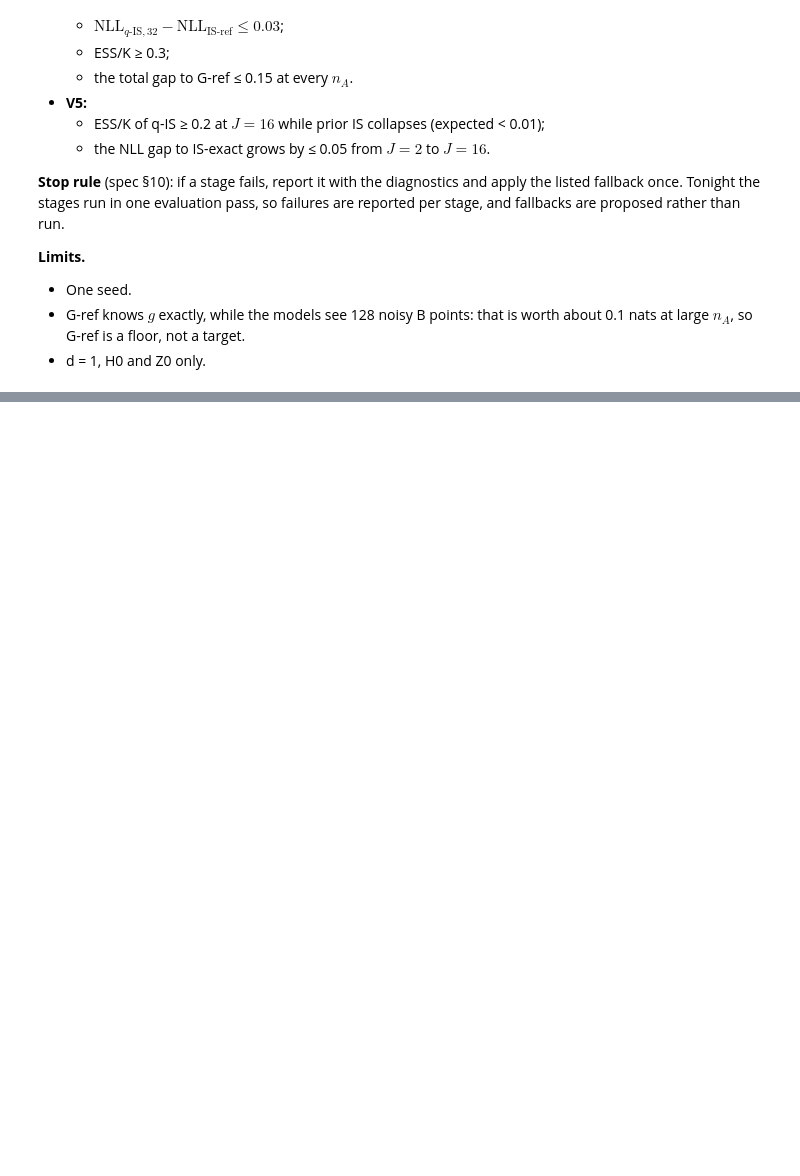
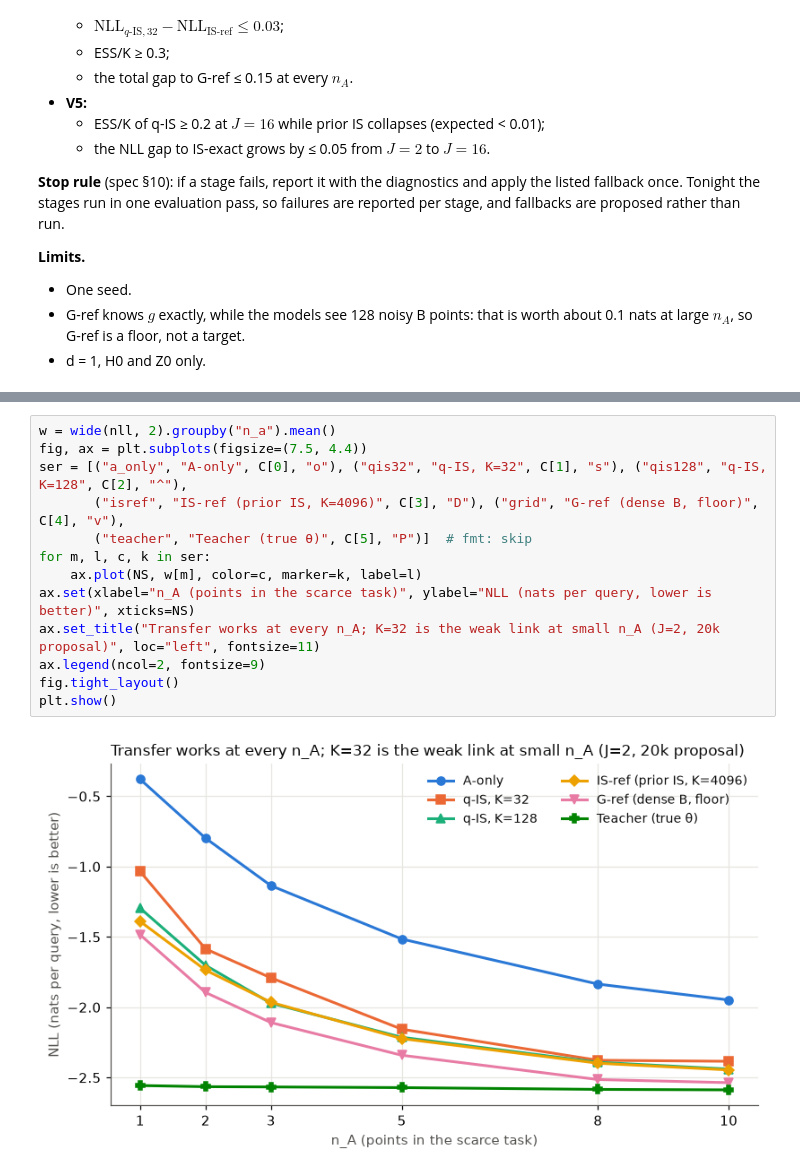
Before and after one commit to timruhkopf/meta-pfn, a Jupyter notebook: notebooks/10_2026-11-02_air.ipynb, the cells around one changed output, grey strips where cells are left out. Saved outputs shown, nothing was run; the diff lists cells and outputs as text; blank space fills up the shorter version.

```diff
--- a/notebooks/10_2026-11-02_air.ipynb
+++ b/notebooks/10_2026-11-02_air.ipynb
@@ -96,0 +323,15 @@ The GO / NO-GO criterion from the description, evaluated, in one line. Record it
+# %%
+w = wide(nll, 2).groupby("n_a").mean()
+fig, ax = plt.subplots(figsize=(7.5, 4.4))
+ser = [("a_only", "A-only", C[0], "o"), ("qis32", "q-IS, K=32", C[1], "s"), ("qis128", "q-IS, K=128", C[2], "^"),
+       ("isref", "IS-ref (prior IS, K=4096)", C[3], "D"), ("grid", "G-ref (dense B, floor)", C[4], "v"),
+       ("teacher", "Teacher (true θ)", C[5], "P")]  # fmt: skip
+for m, l, c, k in ser:
+    ax.plot(NS, w[m], color=c, marker=k, label=l)
+ax.set(xlabel="n_A (points in the scarce task)", ylabel="NLL (nats per query, lower is better)", xticks=NS)
+ax.set_title("Transfer works at every n_A; K=32 is the weak link at small n_A (J=2, 20k proposal)", loc="left", fontsize=11)
+ax.legend(ncol=2, fontsize=9)
+fig.tight_layout()
+plt.show()
+# %% [output]
+[figure, added]
```
Also changed, not shown: parts of 22 cells of this notebook, 57 other files.
